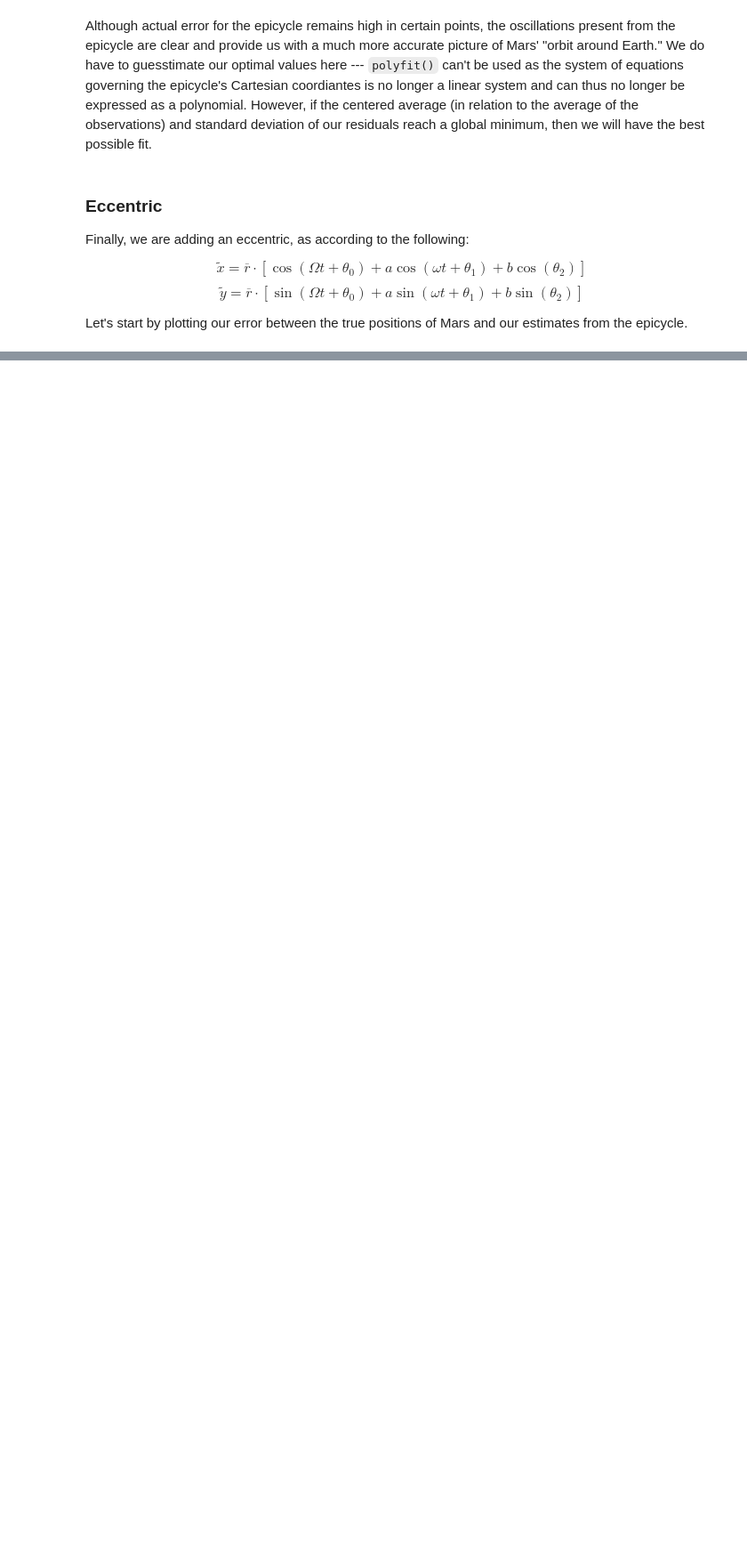
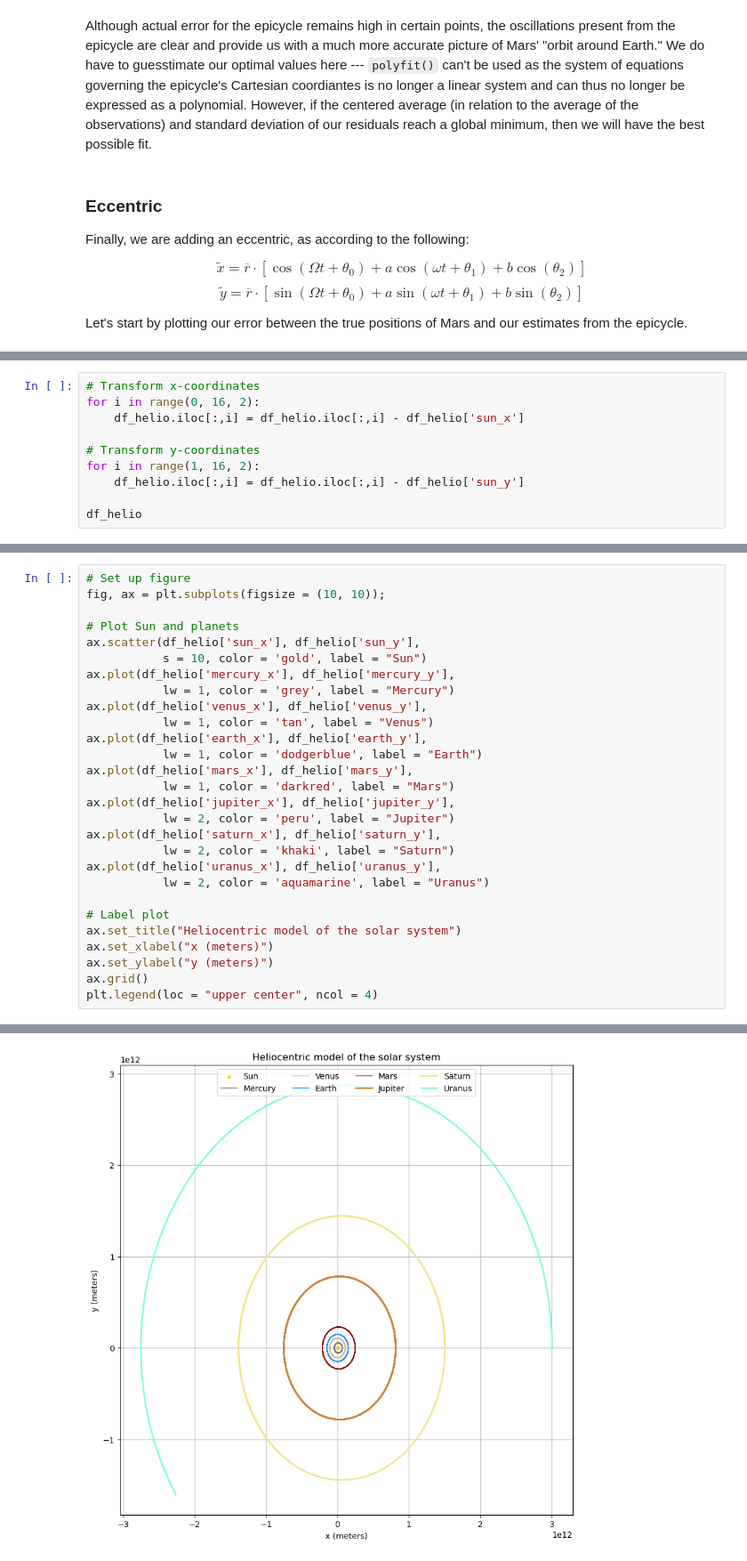
Before and after one commit to lemondoroshow/geoscienceModeling, a Jupyter notebook: celestialMechanics/copernican_revolution.ipynb, the cells around one changed output, grey strips where cells are left out. Shown at 89% size. Saved outputs shown, nothing was run; the diff lists cells and outputs as text; blank space fills up the shorter version.

Commit message:
Start heliocentric model

```diff
--- a/celestialMechanics/copernican_revolution.ipynb
+++ b/celestialMechanics/copernican_revolution.ipynb
@@ -394,0 +431,10 @@ ax.legend()
+# %%
+# Transform x-coordinates
+for i in range(0, 16, 2):
+    df_helio.iloc[:,i] = df_helio.iloc[:,i] - df_helio['sun_x']
+
+# Transform y-coordinates
+for i in range(1, 16, 2):
+    df_helio.iloc[:,i] = df_helio.iloc[:,i] - df_helio['sun_y']
+
+df_helio
@@ -394,0 +457,29 @@ ax.legend()
+# %%
+# Set up figure
+fig, ax = plt.subplots(figsize = (10, 10));
+
+# Plot Sun and planets
+ax.scatter(df_helio['sun_x'], df_helio['sun_y'],
+           s = 10, color = 'gold', label = "Sun")
+ax.plot(df_helio['mercury_x'], df_helio['mercury_y'],
+           lw = 1, color = 'grey', label = "Mercury")
+ax.plot(df_helio['venus_x'], df_helio['venus_y'],
+           lw = 1, color = 'tan', label = "Venus")
+ax.plot(df_helio['earth_x'], df_helio['earth_y'],
+           lw = 1, color = 'dodgerblue', label = "Earth")
+ax.plot(df_helio['mars_x'], df_helio['mars_y'],
+           lw = 1, color = 'darkred', label = "Mars")
+ax.plot(df_helio['jupiter_x'], df_helio['jupiter_y'],
+           lw = 2, color = 'peru', label = "Jupiter")
+ax.plot(df_helio['saturn_x'], df_helio['saturn_y'],
+           lw = 2, color = 'khaki', label = "Saturn")
+ax.plot(df_helio['uranus_x'], df_helio['uranus_y'],
+           lw = 2, color = 'aquamarine', label = "Uranus")
+
+# Label plot
+ax.set_title("Heliocentric model of the solar system")
+ax.set_xlabel("x (meters)")
+ax.set_ylabel("y (meters)")
+ax.grid()
+plt.legend(loc = "upper center", ncol = 4)
+# %% [output]
@@ -394,0 +487 @@ ax.legend()
+[figure, added]
```
Also changed, not shown: parts of 36 cells of this notebook.
